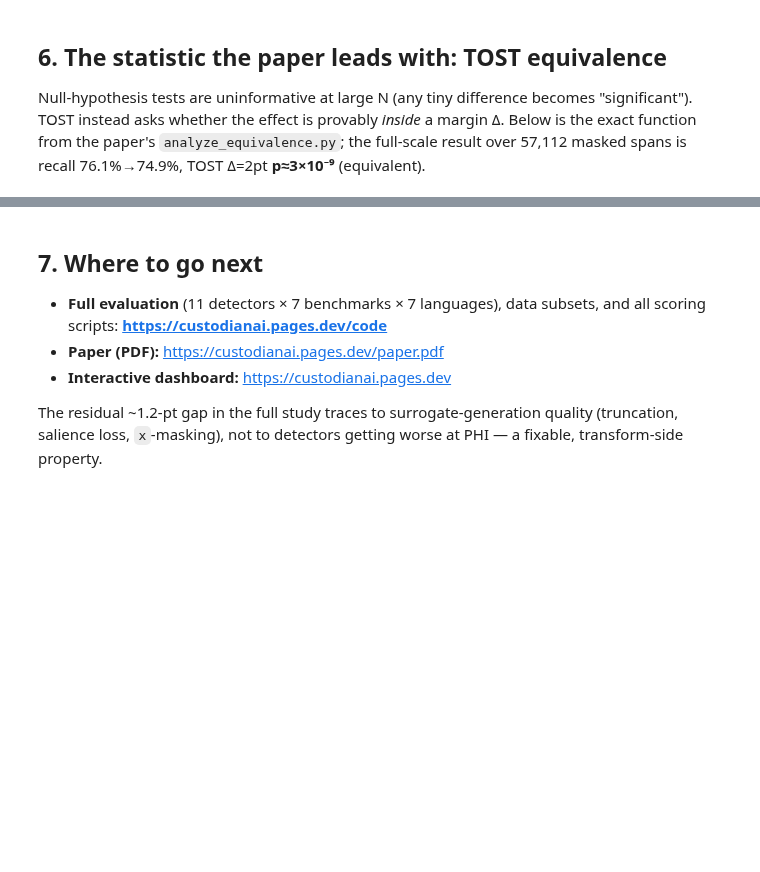
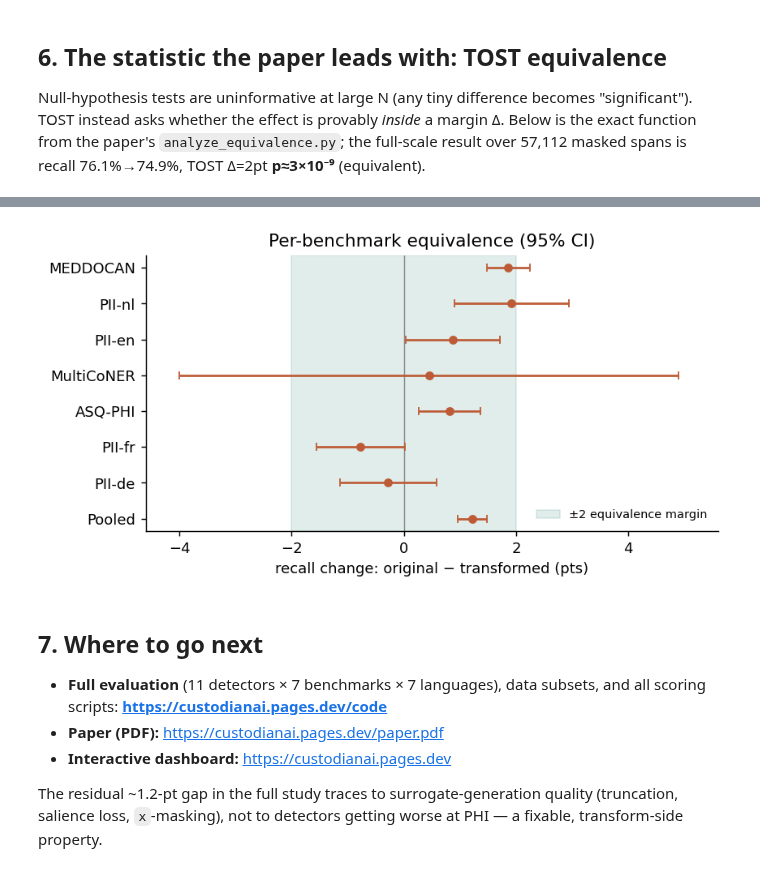
Before and after one commit to Custodian-Labs/guardian-layer-phi-benchmark, a Jupyter notebook: notebooks/custodian_guardian_layer_demo.ipynb, the cells around one changed output, grey strips where cells are left out. Drawn from its saved outputs; the diff is of its cells as text; code cells hidden in the pictures; blank space fills up the shorter version.

```diff
--- a/notebooks/custodian_guardian_layer_demo.ipynb
+++ b/notebooks/custodian_guardian_layer_demo.ipynb
@@ -120,3 +164,15 @@ print(f'TOST at margin +-2 pts:  p = {p:.1e}  ->  {"EQUIVALENT" if equiv else "n
+# %%
+# forest plot: per-benchmark recall change (orig - transformed) with 95% CI and +-2 band
+labels=['Pooled','PII-de','PII-fr','ASQ-PHI','MultiCoNER','PII-en','PII-nl','MEDDOCAN']
+diff=[1.22,-0.28,-0.77,0.81,0.45,0.87,1.92,1.86]; err=[0.26,0.86,0.79,0.55,4.45,0.84,1.02,0.38]
+y=np.arange(len(labels)); fig,ax=plt.subplots(figsize=(7,3.4))
+ax.axvspan(-2,2,color='#0F6E5C',alpha=0.12,label='±2 equivalence margin')
+ax.axvline(0,color='#888',lw=0.8)
+ax.errorbar(diff,y,xerr=err,fmt='o',color='#BD5B36',capsize=3,ms=5)
+ax.set_yticks(y); ax.set_yticklabels(labels); ax.set_xlabel('recall change: original − transformed (pts)')
+ax.legend(fontsize=8,frameon=False,loc='lower right'); plt.show()
+# %% [output]
+[figure, added]
 # %% [markdown]
 ## 7. Where to go next
 - **Full evaluation** (11 detectors × 7 benchmarks × 7 languages), data subsets, and all scoring scripts: **https://custodianai.pages.dev/code**
```
Also changed, not shown: parts of 3 cells of this notebook, 1 other file.
